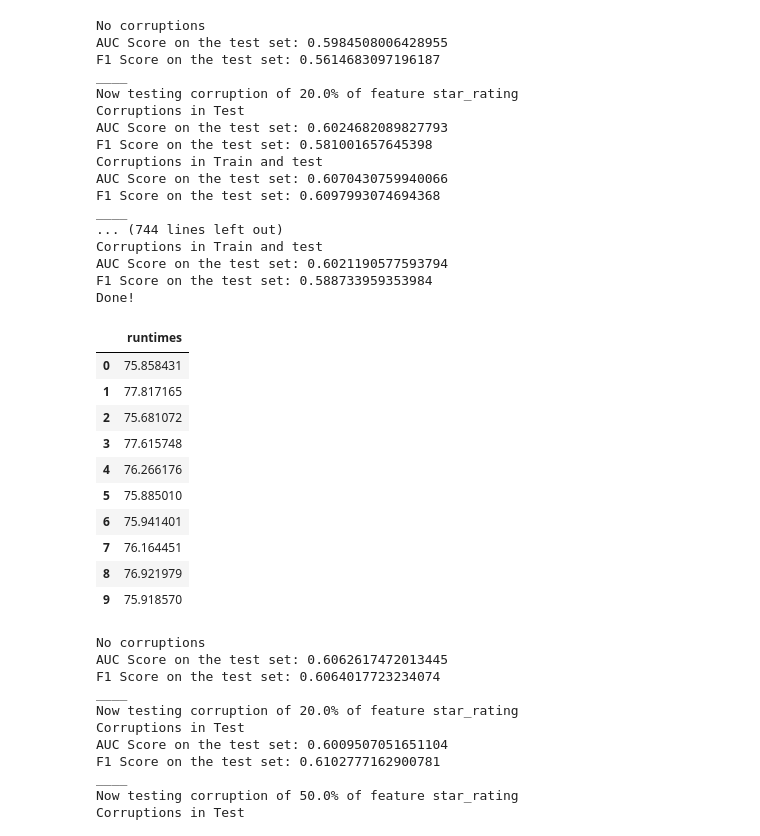
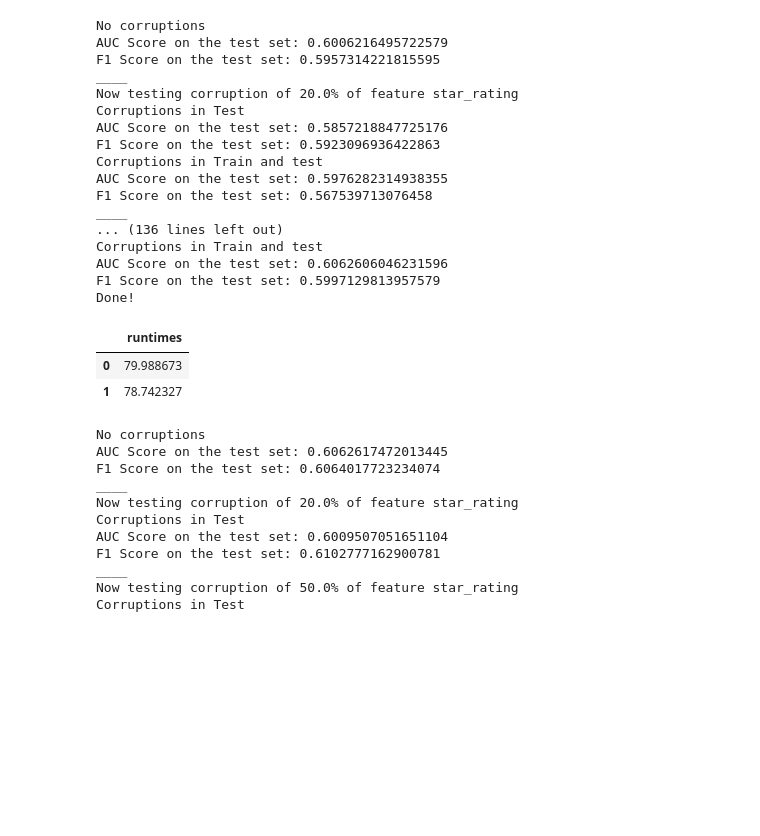
Before and after one commit to stefan-grafberger/deem22-what-if-experiments, a Jupyter notebook: whatif/example_pipelines/corruption_experiments.ipynb, the cells around one changed output. Cells and saved outputs as stored; diff of their text form; code cells hidden in the pictures; blank space fills up the shorter version.

```diff
--- a/whatif/example_pipelines/corruption_experiments.ipynb
+++ b/whatif/example_pipelines/corruption_experiments.ipynb
@@ -52,39 +52,31 @@ F1 Score on the test set: 0.6026955596142812
 # %%
 review_corruption_naive_exec_times = measure_review_corruption_naive_exec_time(debug=True,
                                                                                corruption_percentages=[0.2, 0.5, 0.9],
                                                                                corrupt_features=["star_rating", "verified_purchase", "review_headline"],
-                                                                               repeats=10)
+                                                                               repeats=2)
 save_to_csv(review_corruption_naive_exec_times, "review_corruption_naive_exec_times")
 review_corruption_naive_exec_times
 # %% [output]
 No corruptions
-AUC Score on the test set: 0.5984508006428955
-F1 Score on the test set: 0.5614683097196187
+AUC Score on the test set: 0.6006216495722579
+F1 Score on the test set: 0.5957314221815595
 ____
 Now testing corruption of 20.0% of feature star_rating
 Corruptions in Test
-AUC Score on the test set: 0.6024682089827793
-F1 Score on the test set: 0.581001657645398
+AUC Score on the test set: 0.5857218847725176
+F1 Score on the test set: 0.5923096936422863
 Corruptions in Train and test
-AUC Score on the test set: 0.6070430759940066
-F1 Score on the test set: 0.6097993074694368
+AUC Score on the test set: 0.5976282314938355
+F1 Score on the test set: 0.567539713076458
 ____
-... (744 lines left out)
+... (136 lines left out)
 Corruptions in Train and test
-AUC Score on the test set: 0.6021190577593794
-F1 Score on the test set: 0.588733959353984
+AUC Score on the test set: 0.6062606046231596
+F1 Score on the test set: 0.5997129813957579
 Done!
 |  | runtimes |
-| 0 | 75.858431 |
-| 1 | 77.817165 |
-| 2 | 75.681072 |
-| 3 | 77.615748 |
-| 4 | 76.266176 |
-| 5 | 75.885010 |
-| 6 | 75.941401 |
-| 7 | 76.164451 |
-| 8 | 76.921979 |
-| 9 | 75.918570 |
+| 0 | 79.988673 |
+| 1 | 78.742327 |
 # %%
 # Other params hard-coded currently
 # corruption_percentages=[0.2, 0.5, 0.9], corrupt_features=["star_rating", "verified_purchase", "review_headline"]
```
Also changed, not shown: parts of 1 cell of this notebook, 5 other files.
